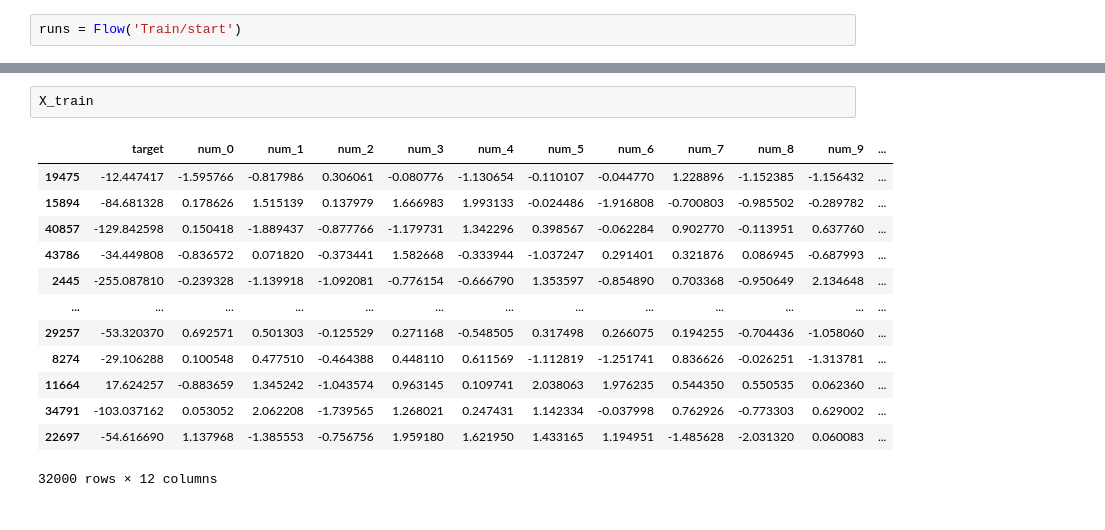
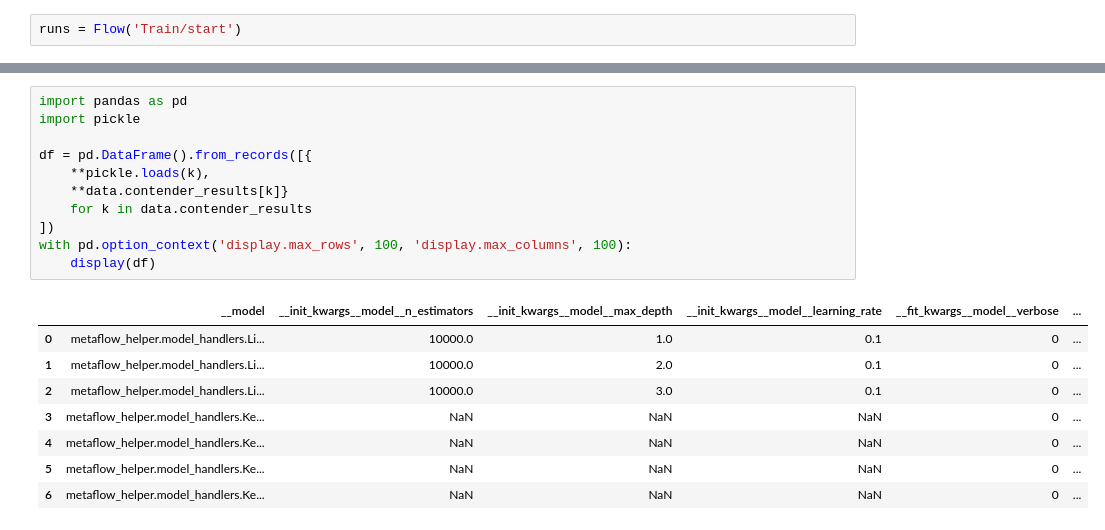
Before and after one commit to fwhigh/metaflow-helper, a Jupyter notebook: examples/model-tournament/sandbox.ipynb, the cells around one changed output, grey strips where cells are left out. Drawn from its saved outputs; the diff is of its cells as text.

```diff
--- a/examples/model-tournament/sandbox.ipynb
+++ b/examples/model-tournament/sandbox.ipynb
@@ -91,16 +19,20 @@ Did not expect the data types in the following fields: cat
-# %%
-X_train
-# %% [output]
-|  | target | num_0 | num_1 | num_2 | num_3 | num_4 | num_5 | num_6 | num_7 | num_8 | num_9 | ... |
-| 19475 | -12.447417 | -1.595766 | -0.817986 | 0.306061 | -0.080776 | -1.130654 | -0.110107 | -0.044770 | 1.228896 | -1.152385 | -1.156432 | ... |
-| 15894 | -84.681328 | 0.178626 | 1.515139 | 0.137979 | 1.666983 | 1.993133 | -0.024486 | -1.916808 | -0.700803 | -0.985502 | -0.289782 | ... |
-| 40857 | -129.842598 | 0.150418 | -1.889437 | -0.877766 | -1.179731 | 1.342296 | 0.398567 | -0.062284 | 0.902770 | -0.113951 | 0.637760 | ... |
-| 43786 | -34.449808 | -0.836572 | 0.071820 | -0.373441 | 1.582668 | -0.333944 | -1.037247 | 0.291401 | 0.321876 | 0.086945 | -0.687993 | ... |
-| 2445 | -255.087810 | -0.239328 | -1.139918 | -1.092081 | -0.776154 | -0.666790 | 1.353597 | -0.854890 | 0.703368 | -0.950649 | 2.134648 | ... |
-| ... | ... | ... | ... | ... | ... | ... | ... | ... | ... | ... | ... | ... |
-| 29257 | -53.320370 | 0.692571 | 0.501303 | -0.125529 | 0.271168 | -0.548505 | 0.317498 | 0.266075 | 0.194255 | -0.704436 | -1.058060 | ... |
-| 8274 | -29.106288 | 0.100548 | 0.477510 | -0.464388 | 0.448110 | 0.611569 | -1.112819 | -1.251741 | 0.836626 | -0.026251 | -1.313781 | ... |
-| 11664 | 17.624257 | -0.883659 | 1.345242 | -1.043574 | 0.963145 | 0.109741 | 2.038063 | 1.976235 | 0.544350 | 0.550535 | 0.062360 | ... |
-| 34791 | -103.037162 | 0.053052 | 2.062208 | -1.739565 | 1.268021 | 0.247431 | 1.142334 | -0.037998 | 0.762926 | -0.773303 | 0.629002 | ... |
-| 22697 | -54.616690 | 1.137968 | -1.385553 | -0.756756 | 1.959180 | 1.621950 | 1.433165 | 1.194951 | -1.485628 | -2.031320 | 0.060083 | ... |
-32000 rows × 12 columns
+# %%
+import pandas as pd
+import pickle
+
+df = pd.DataFrame().from_records([{
+    **pickle.loads(k),
+    **data.contender_results[k]}
+    for k in data.contender_results
+])
+with pd.option_context('display.max_rows', 100, 'display.max_columns', 100):
+    display(df)
+# %% [output]
+|  | __model | __init_kwargs__model__n_estimators | __init_kwargs__model__max_depth | __init_kwargs__model__learning_rate | __fit_kwargs__model__verbose | ... |
+| 0 | metaflow_helper.model_handlers.Li... | 10000.0 | 1.0 | 0.1 | 0 | ... |
+| 1 | metaflow_helper.model_handlers.Li... | 10000.0 | 2.0 | 0.1 | 0 | ... |
+| 2 | metaflow_helper.model_handlers.Li... | 10000.0 | 3.0 | 0.1 | 0 | ... |
+| 3 | metaflow_helper.model_handlers.Ke... | NaN | NaN | NaN | 0 | ... |
+| 4 | metaflow_helper.model_handlers.Ke... | NaN | NaN | NaN | 0 | ... |
+| 5 | metaflow_helper.model_handlers.Ke... | NaN | NaN | NaN | 0 | ... |
+| 6 | metaflow_helper.model_handlers.Ke... | NaN | NaN | NaN | 0 | ... |
```
Also changed, not shown: parts of 13 cells of this notebook, 9 other files.
